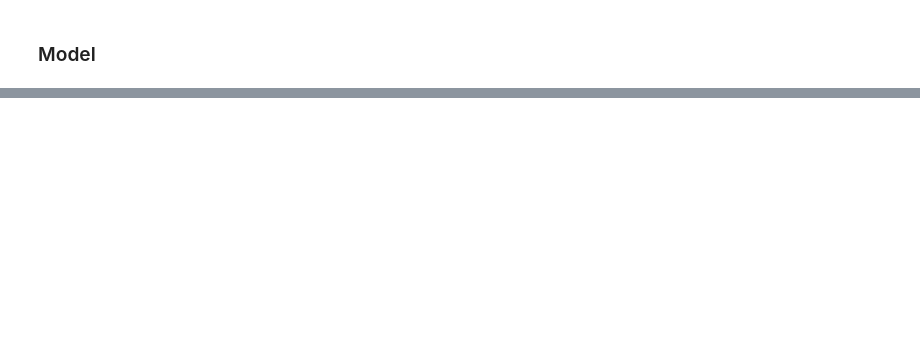
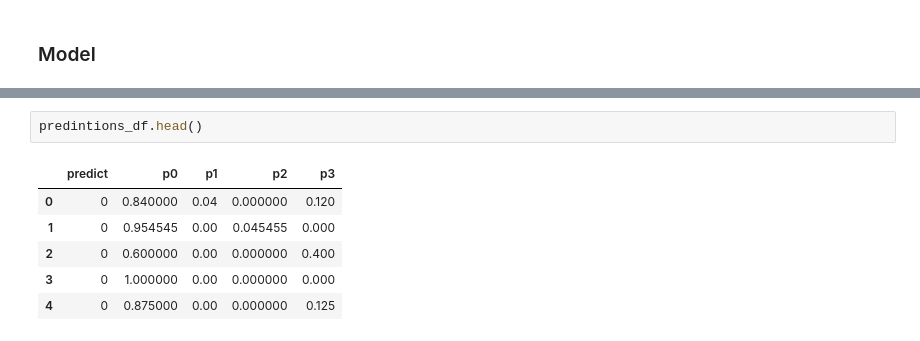
Before and after one commit to juan-ivan-NV/JI_Kaggle_Competitions, a Jupyter notebook: Tabular_Playground_Series/TPS_May_2021_H2O_PyCaret.ipynb, the cells around one changed output, grey strips where cells are left out. Cells and saved outputs as stored; diff of their text form; blank space fills up the shorter version.

```diff
--- a/Tabular_Playground_Series/TPS_May_2021_H2O_PyCaret.ipynb
+++ b/Tabular_Playground_Series/TPS_May_2021_H2O_PyCaret.ipynb
@@ -296,0 +412,9 @@ px.scatter(train_2d_df,
+# %%
+predintions_df.head()
+# %% [output]
+|  | predict | p0 | p1 | p2 | p3 |
+| 0 | 0 | 0.840000 | 0.04 | 0.000000 | 0.120 |
+| 1 | 0 | 0.954545 | 0.00 | 0.045455 | 0.000 |
+| 2 | 0 | 0.600000 | 0.00 | 0.000000 | 0.400 |
+| 3 | 0 | 1.000000 | 0.00 | 0.000000 | 0.000 |
+| 4 | 0 | 0.875000 | 0.00 | 0.000000 | 0.125 |
```
Also changed, not shown: parts of 11 cells of this notebook, 1 other file.
